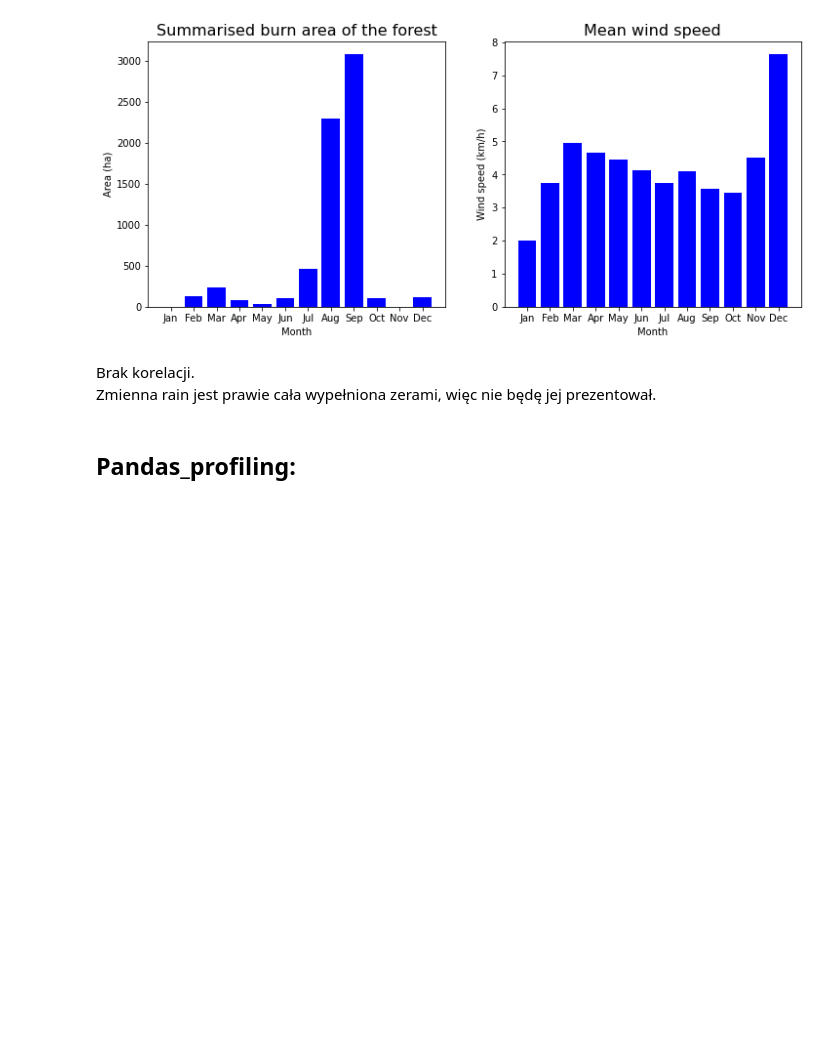
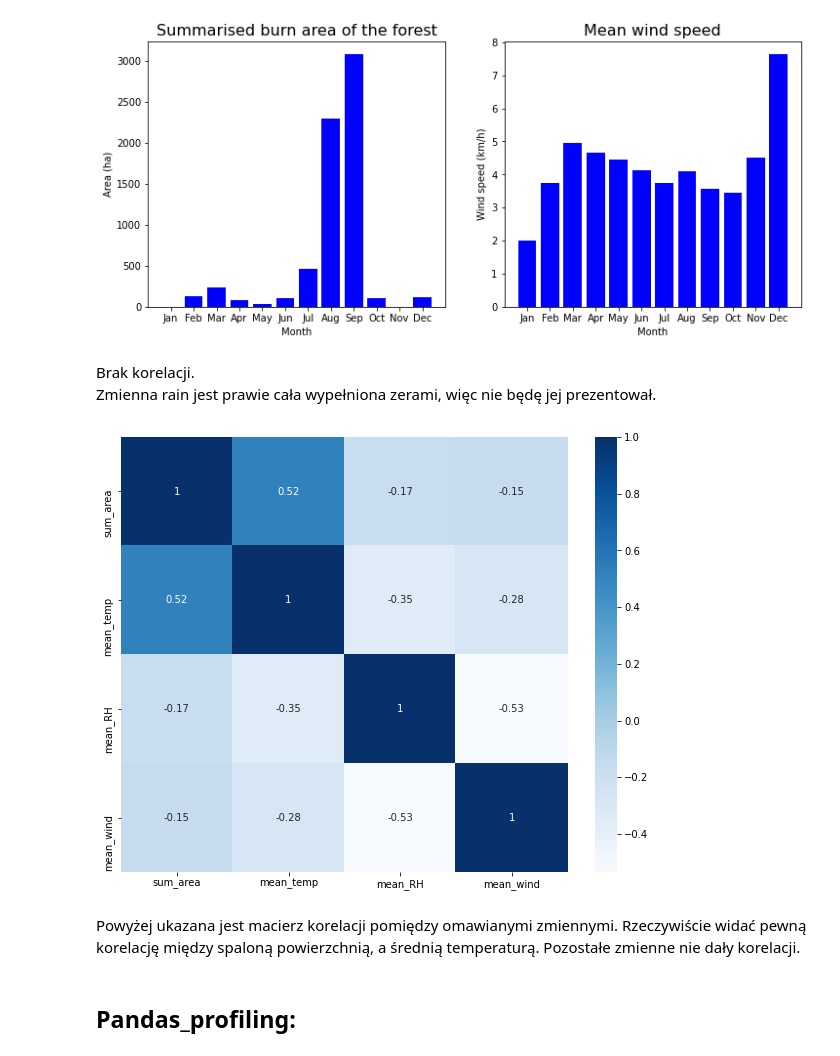
Before and after one commit to mini-pw/2021L-WUM, a Jupyter notebook: Prace_domowe/Praca_domowa1/Grupa1/Adam_Frej/PD1.ipynb, the cells around one changed output. Cells and saved outputs as stored; diff of their text form; code cells hidden in the pictures; blank space fills up the shorter version.

```diff
--- a/Prace_domowe/Praca_domowa1/Grupa1/Adam_Frej/PD1.ipynb
+++ b/Prace_domowe/Praca_domowa1/Grupa1/Adam_Frej/PD1.ipynb
@@ -136,6 +136,7 @@ Daje to lepsze informacje na temat skali pożarów. Poszukajmy korelacji z reszt
 # %%
 a = forest_df.groupby("month")["area"].sum().reset_index(name="sum_area")
 b = forest_df.groupby("month")["temp"].mean().reset_index(name="mean_temp")
+c = pd.merge(a, b)
 
 fig = plt.figure()
 fig, (ax1, ax2) = plt.subplots(1, 2)
@@ -162,6 +163,7 @@ Można zauważyć pewną korelację, ale właściwie sprowadza się ona tylko do
 # %%
 a = forest_df.groupby("month")["area"].sum().reset_index(name="sum_area")
 b = forest_df.groupby("month")["RH"].mean().reset_index(name="mean_RH")
+c = pd.merge(c, b)
 
 fig = plt.figure()
 fig, (ax1, ax2) = plt.subplots(1, 2)
@@ -188,6 +190,7 @@ Brak korealcji.
 # %%
 a = forest_df.groupby("month")["area"].sum().reset_index(name="sum_area")
 b = forest_df.groupby("month")["wind"].mean().reset_index(name="mean_wind")
+c = pd.merge(c, b)
 
 fig = plt.figure()
 fig, (ax1, ax2) = plt.subplots(1, 2)
@@ -212,6 +215,16 @@ plt.show()
 # %% [markdown]
 Brak korelacji.\
 Zmienna rain jest prawie cała wypełniona zerami, więc nie będę jej prezentował.
+# %%
+c = c[["sum_area", "mean_temp", "mean_RH", "mean_wind"]]
+corr = c.corr()
+plt.figure(figsize=(10, 8))
+sns.heatmap(corr, annot=True, cmap = "Blues")
+plt.show()
+# %% [output]
+[figure, added]
+# %% [markdown]
+Powyżej ukazana jest macierz korelacji pomiędzy omawianymi zmiennymi. Rzeczywiście widać pewną korelację między spaloną powierzchnią, a średnią temperaturą. Pozostałe zmienne nie dały korelacji.
 # %% [markdown]
 ## Pandas_profiling:
 # %%
```
